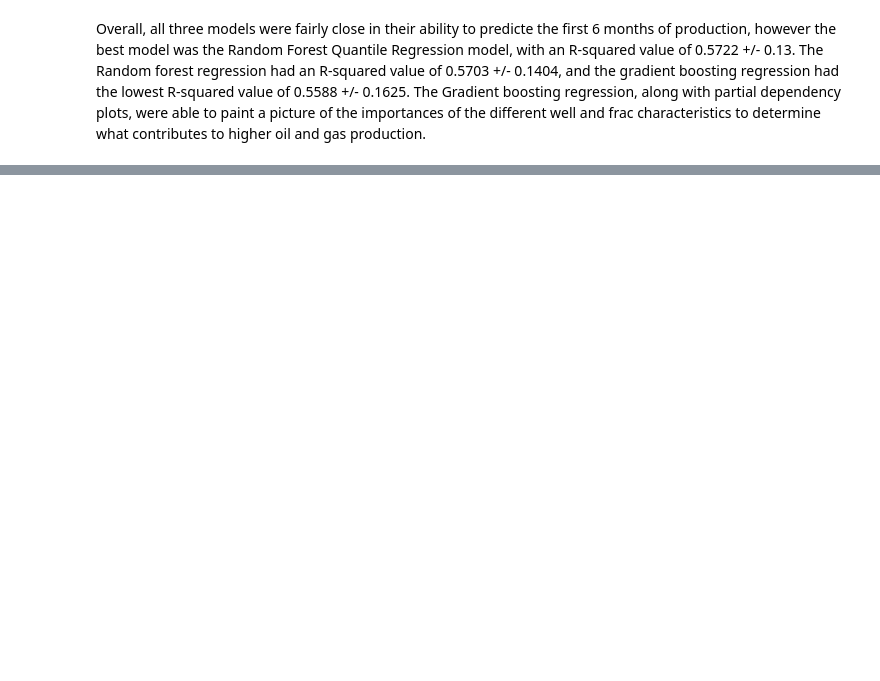
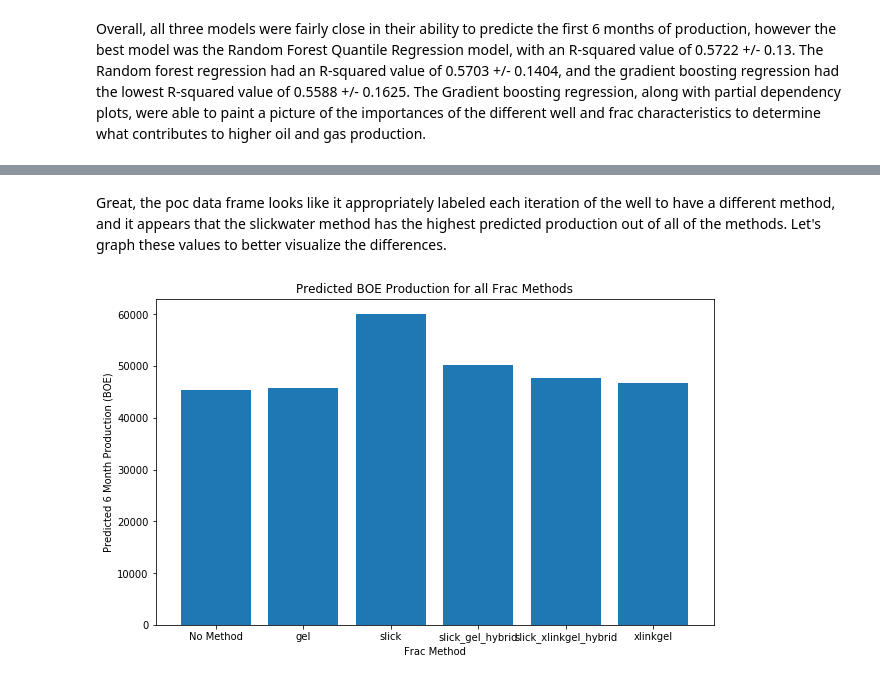
Before and after one commit to ephs08kmp/Frac_Production, a Jupyter notebook: Frac_Production_Modeling_CO.ipynb, the cells around one changed output, grey strips where cells are left out. Saved outputs shown, nothing was run; the diff lists cells and outputs as text; code cells hidden in the pictures; blank space fills up the shorter version.

```diff
--- a/Frac_Production_Modeling_CO.ipynb
+++ b/Frac_Production_Modeling_CO.ipynb
@@ -572,0 +576,3 @@ Overall, all three models were fairly close in their ability to predicte the fir
+# %%
+well = cofeats2[cofeats2.index==5001098410000]
+well
@@ -572,0 +659,11 @@ Overall, all three models were fairly close in their ability to predicte the fir
+# %% [markdown]
+Great, the poc data frame looks like it appropriately labeled each iteration of the well to have a different method, and it appears that the slickwater method has the highest predicted production out of all of the methods.  Let's graph these values to better visualize the differences.
+# %%
+plt.figure(figsize=(10,6))
+plt.bar(preds['Method'], height=preds['Predicted_Production'])
+plt.xlabel('Frac Method')
+plt.ylabel('Predicted 6 Month Production (BOE)')
+plt.title('Predicted BOE Production for all Frac Methods')
+plt.show()
+# %% [output]
+[figure, added]
```
Also changed, not shown: parts of 18 cells of this notebook.
